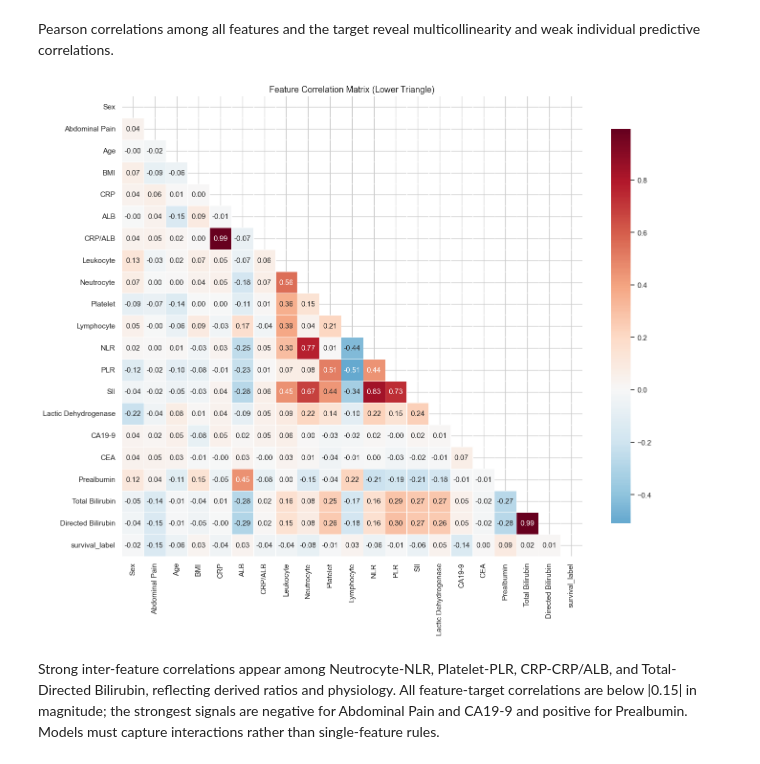
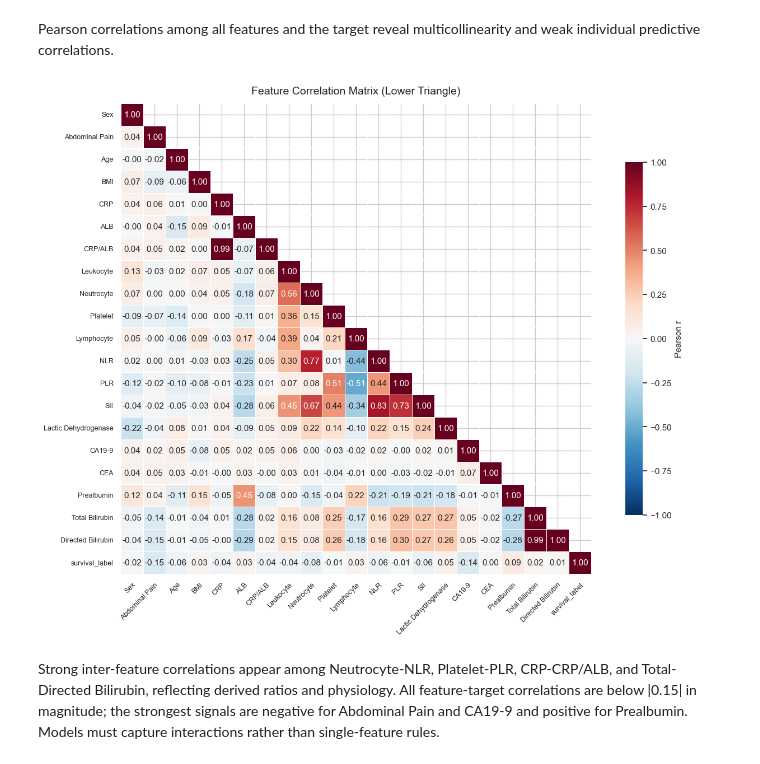
Before and after one commit to kbpua/CMSC-176-CAPSTONE, a Jupyter notebook: PCSPF_Data_Science_Capstone.ipynb, the cells around one changed output. Cells and saved outputs as stored; diff of their text form; code cells hidden in the pictures.

```diff
--- a/PCSPF_Data_Science_Capstone.ipynb
+++ b/PCSPF_Data_Science_Capstone.ipynb
@@ -281,18 +281,37 @@ CA19-9, Abdominal Pain (binary), Neutrocyte, NLR, and SII tend to be higher in c
 # %% [markdown]
 Pearson correlations among all features and the target reveal multicollinearity and weak individual predictive correlations.
 # %%
-corr = df[FEATURE_COLS + ["survival_label"]].corr()
-mask = np.triu(np.ones_like(corr, dtype=bool))
-fig, ax = plt.subplots(figsize=(14, 12))
-sns.heatmap(corr, mask=mask, annot=True, fmt=".2f", cmap="RdBu_r",
-            center=0, square=True, linewidths=0.5, ax=ax,
-            cbar_kws={"shrink": 0.8})
-ax.set_title("Feature Correlation Matrix (Lower Triangle)")
-plt.tight_layout()
-plt.savefig("figures/correlation_heatmap.png", dpi=300, bbox_inches="tight")
+corr_labels = FEATURE_COLS + ["survival_label"]
+corr = df[corr_labels].corr()
+n = len(corr_labels)
+mask = np.triu(np.ones((n, n), dtype=bool), k=1)  # hide above diagonal; keep diagonal
+
+fig, ax = plt.subplots(figsize=(16, 14))
+sns.heatmap(
+    corr,
+    mask=mask,
+    annot=True,
+    fmt=".2f",
+    cmap="RdBu_r",
+    center=0,
+    vmin=-1,
+    vmax=1,
+    square=True,
+    linewidths=0.5,
+    ax=ax,
+    xticklabels=corr_labels,
+    yticklabels=corr_labels,
+    cbar_kws={"shrink": 0.75, "label": "Pearson r"},
+)
+ax.set_title("Feature Correlation Matrix (Lower Triangle)", fontsize=14, pad=12)
+ax.tick_params(axis="x", labelsize=9)
+ax.tick_params(axis="y", labelsize=9)
+plt.setp(ax.get_xticklabels(), rotation=45, ha="right", rotation_mode="anchor")
+plt.subplots_adjust(bottom=0.28, left=0.14)
+plt.savefig("figures/correlation_heatmap.png", dpi=300, bbox_inches="tight", pad_inches=0.25)
 plt.show()
 # %% [output]
-[figure, old version]
+[figure, new version]
 # %% [markdown]
 Strong inter-feature correlations appear among Neutrocyte-NLR, Platelet-PLR, CRP-CRP/ALB, and Total-Directed Bilirubin, reflecting derived ratios and physiology. All feature-target correlations are below |0.15| in magnitude; the strongest signals are negative for Abdominal Pain and CA19-9 and positive for Prealbumin. Models must capture interactions rather than single-feature rules.
 # %% [markdown]
```
Also changed, not shown: parts of 21 cells of this notebook, 22 other files.
